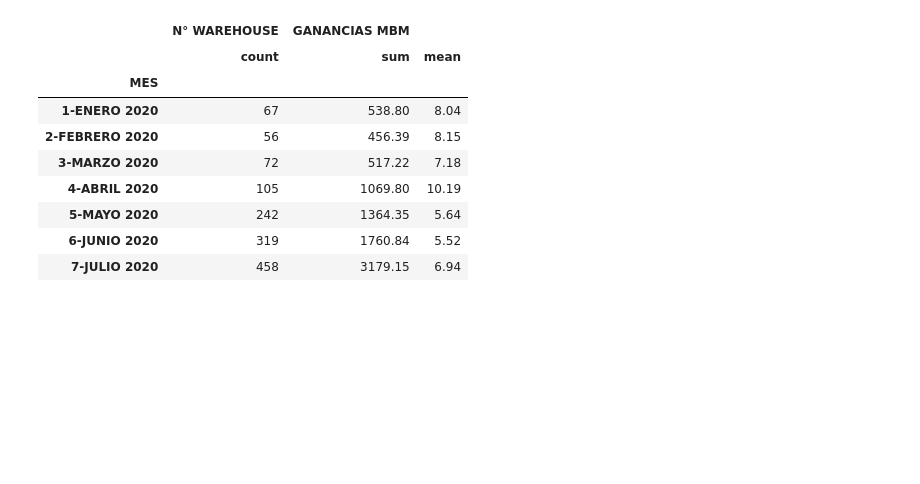
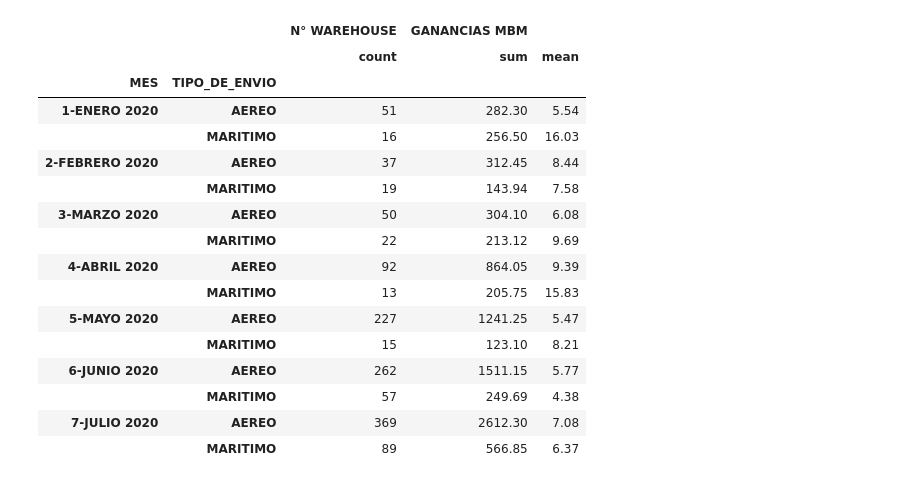
Before and after one commit to MagcDEV/mbmData, a Jupyter notebook: reporte_de_Ventas.ipynb, the cells around one changed output. Drawn from its saved outputs; the diff is of its cells as text; code cells hidden in the pictures; blank space fills up the shorter version.

```diff
--- a/reporte_de_Ventas.ipynb
+++ b/reporte_de_Ventas.ipynb
@@ -74,13 +39,20 @@ mbm_data
 # %%
-mbm_data.groupby('MES').agg({'N° WAREHOUSE': ['count'], 'GANANCIAS MBM': ['sum', 'mean']}).round(decimals=2)
+mbm_data.groupby(['MES', 'TIPO_DE_ENVIO']).agg({'N° WAREHOUSE': ['count'], 'GANANCIAS MBM': ['sum', 'mean']}).round(decimals=2)
 # %% [output]
-|  | N° WAREHOUSE | GANANCIAS MBM |  |
-|  | count | sum | mean |
-| MES |  |  |  |
-| 1-ENERO 2020 | 67 | 538.80 | 8.04 |
-| 2-FEBRERO 2020 | 56 | 456.39 | 8.15 |
-| 3-MARZO 2020 | 72 | 517.22 | 7.18 |
-| 4-ABRIL 2020 | 105 | 1069.80 | 10.19 |
-| 5-MAYO 2020 | 242 | 1364.35 | 5.64 |
-| 6-JUNIO 2020 | 319 | 1760.84 | 5.52 |
-| 7-JULIO 2020 | 458 | 3179.15 | 6.94 |
+|  |  | N° WAREHOUSE | GANANCIAS MBM |  |
+|  |  | count | sum | mean |
+| MES | TIPO_DE_ENVIO |  |  |  |
+| 1-ENERO 2020 | AEREO | 51 | 282.30 | 5.54 |
+|  | MARITIMO | 16 | 256.50 | 16.03 |
+| 2-FEBRERO 2020 | AEREO | 37 | 312.45 | 8.44 |
+|  | MARITIMO | 19 | 143.94 | 7.58 |
+| 3-MARZO 2020 | AEREO | 50 | 304.10 | 6.08 |
+|  | MARITIMO | 22 | 213.12 | 9.69 |
+| 4-ABRIL 2020 | AEREO | 92 | 864.05 | 9.39 |
+|  | MARITIMO | 13 | 205.75 | 15.83 |
+| 5-MAYO 2020 | AEREO | 227 | 1241.25 | 5.47 |
+|  | MARITIMO | 15 | 123.10 | 8.21 |
+| 6-JUNIO 2020 | AEREO | 262 | 1511.15 | 5.77 |
+|  | MARITIMO | 57 | 249.69 | 4.38 |
+| 7-JULIO 2020 | AEREO | 369 | 2612.30 | 7.08 |
+|  | MARITIMO | 89 | 566.85 | 6.37 |
```
Also changed, not shown: parts of 16 cells of this notebook.
